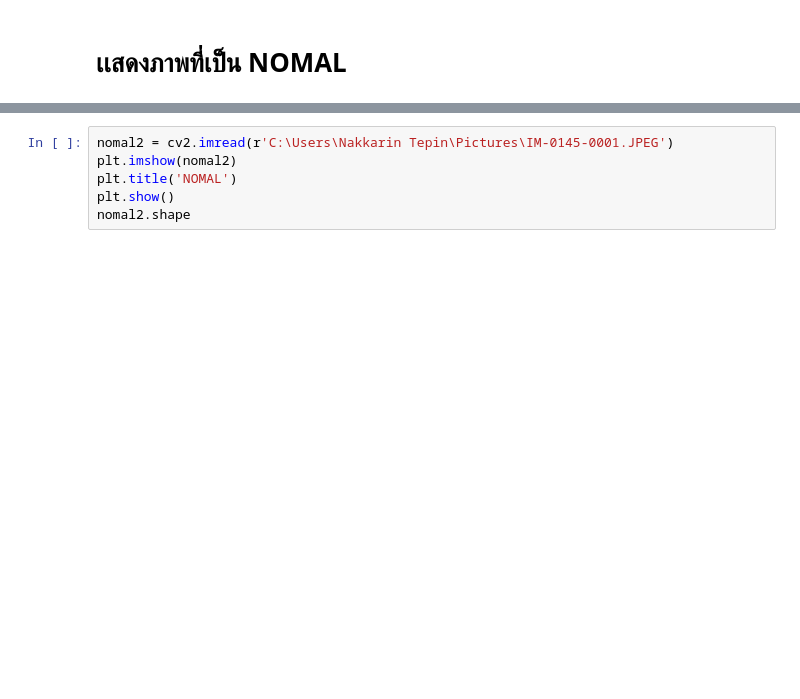
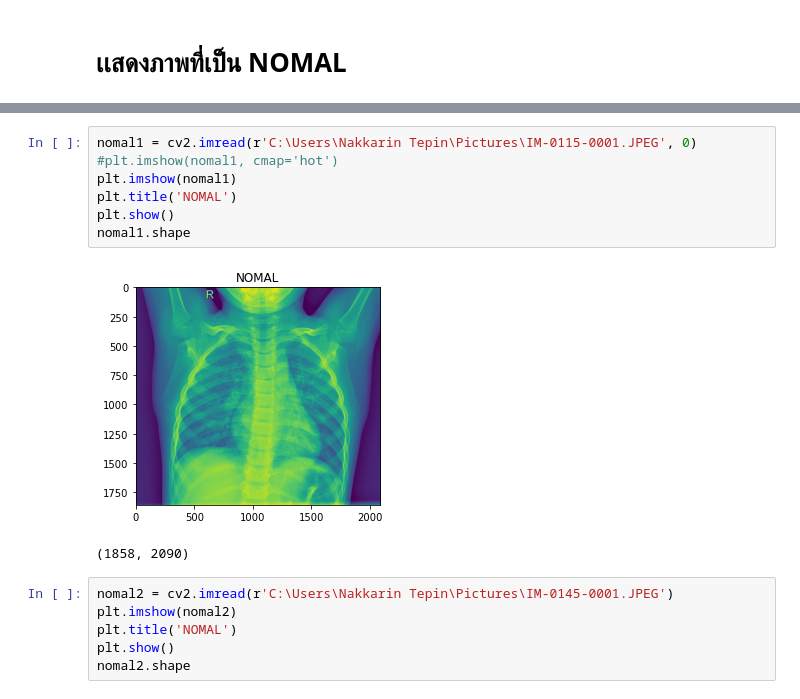
Before and after one commit to boatbotgithub/ProjectXray, a Jupyter notebook: ProjectPneumonia.ipynb, the cells around one changed output, grey strips where cells are left out. Cells and saved outputs as stored; diff of their text form; blank space fills up the shorter version.

```diff
--- a/ProjectPneumonia.ipynb
+++ b/ProjectPneumonia.ipynb
@@ -42,6 +45,16 @@ nomal1.shape
 # %% [output]
 [figure]
 (1858, 2090, 3)
+# %%
+nomal1 = cv2.imread(r'C:\Users\Nakkarin Tepin\Pictures\IM-0115-0001.JPEG', 0)
+#plt.imshow(nomal1, cmap='hot')
+plt.imshow(nomal1)
+plt.title('NOMAL')
+plt.show()
+nomal1.shape
+# %% [output]
+[figure, added]
+(1858, 2090)
 # %%
 nomal2 = cv2.imread(r'C:\Users\Nakkarin Tepin\Pictures\IM-0145-0001.JPEG')
 plt.imshow(nomal2)
```
Also changed, not shown: parts of 36 cells of this notebook.
